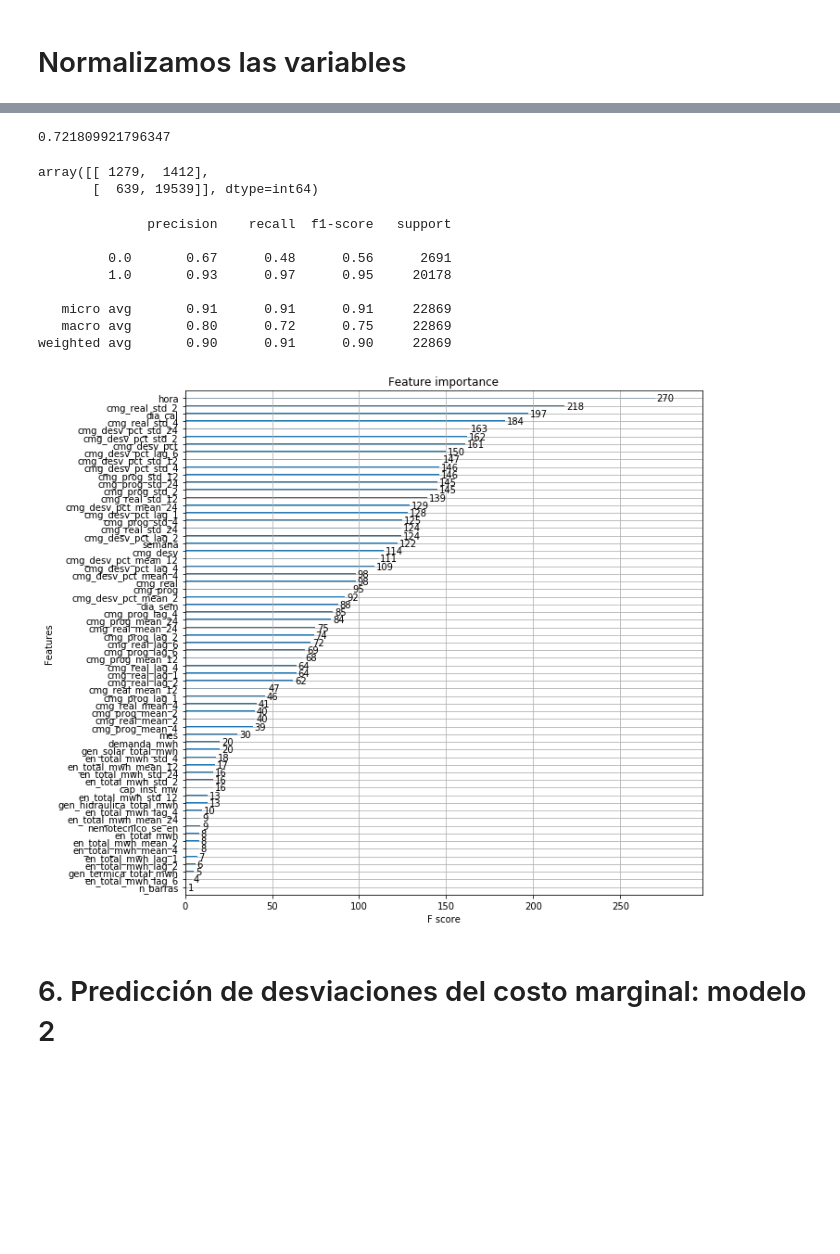
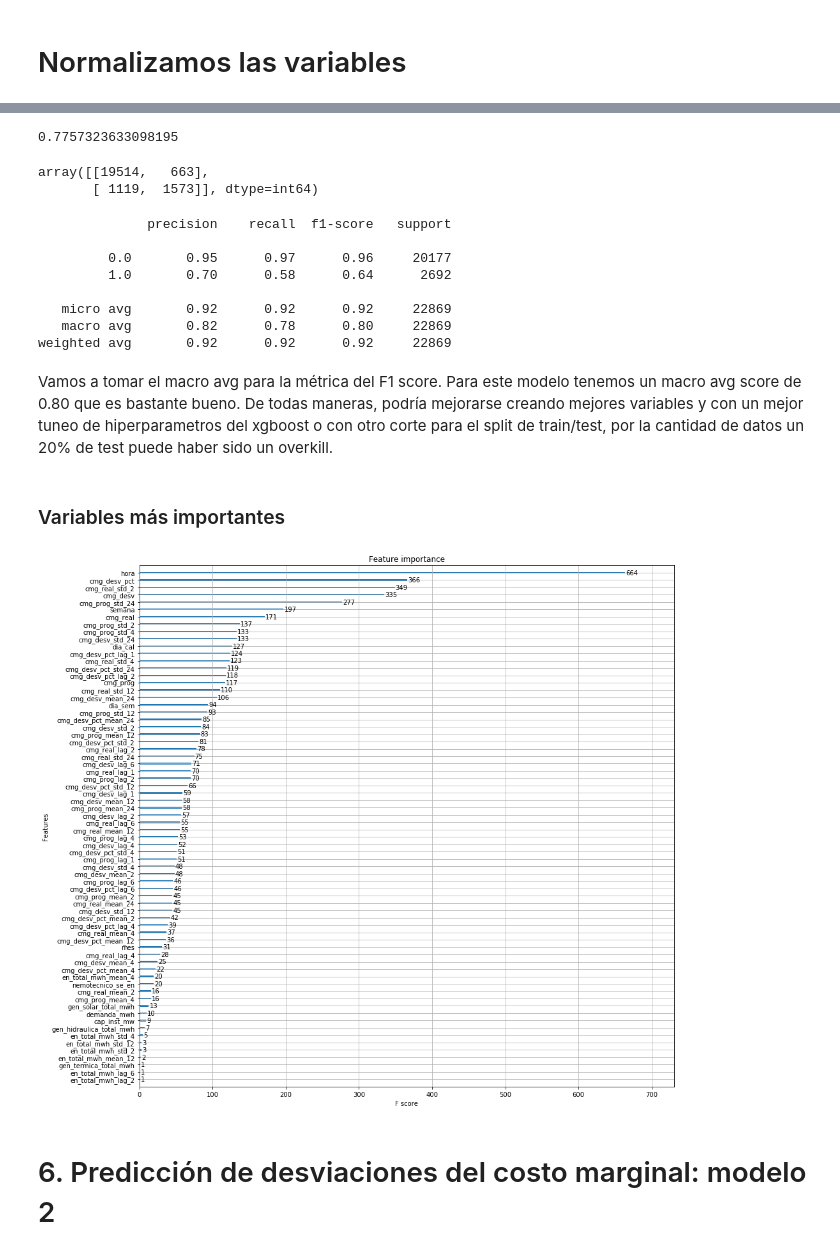
Before and after one commit to xaerincl/Spike-Energia, a Jupyter notebook: Desafio.ipynb, the cells around one changed output, grey strips where cells are left out. Saved outputs shown, nothing was run; the diff lists cells and outputs as text; code cells hidden in the pictures; blank space fills up the shorter version.

```diff
--- a/Desafio.ipynb
+++ b/Desafio.ipynb
@@ -409,5 +497,6 @@ Index(['nemotecnico_se', 'fecha', 'hora', 'gen_eolica_total_mwh',
        'año', 'mes', 'semana', 'dia_cal', 'dia_sem', 'fin_de_semana'],
       dtype='object')
 # %%
-df_pred['target'] = df_pred['cmg_desv_pct'].apply(lambda x: 0 if x >15 or x<-15 else 1)
+# Creamos la variable target
+df_pred['target'] = df_pred['cmg_desv_pct'].apply(lambda x: 0 if np.absolute(x) < 15 else 1)
 # %%
@@ -473,15 +584,17 @@ def lag(df, col, ventana):
     df[name] = df.groupby(['nemotecnico_se'])[col].shift(ventana)
     return df
 # %%
+# Rolling
 lista_ventana = [2, 4, 12, 24]
-cols = ['en_total_mwh', 'cmg_real', 'cmg_prog', 'cmg_desv_pct']
+cols = ['en_total_mwh', 'cmg_real', 'cmg_prog', 'cmg_desv', 'cmg_desv_pct']
 for i in lista_ventana:
     for col in cols:
         df_1 = roll_win(df_1, 'mean', col, i)
         df_1 = roll_win(df_1, 'std', col, i)
 # %%
+# Lag
 lags = [1,2,4,6]
-cols = ['en_total_mwh', 'cmg_real', 'cmg_prog', 'cmg_desv_pct']
+cols = ['en_total_mwh', 'cmg_real', 'cmg_prog', 'cmg_desv', 'cmg_desv_pct']
 for i in lags:
     for col in cols:
         df_1 = lag(df_1, col, i)
@@ -599,5 +723,5 @@ X_test = norm.transform(X_test)
 # %%
-xgb = XGBClassifier()
+xgb = XGBClassifier(learning_rate=0.03)
 # %%
 xgb.fit(X_train, y_train)
 # %% [output]
@@ -619,32 +743,36 @@ metrics.accuracy_score(y_test, ypredxgb)
 # %%
 metrics.roc_auc_score(y_test, ypredxgb)
 # %% [output]
-0.721809921796347
+0.7757323633098195
 # %%
 cmmxgb = confusion_matrix(y_test, ypredxgb)
 cmmxgb
 # %% [output]
-array([[ 1279,  1412],
-       [  639, 19539]], dtype=int64)
+array([[19514,   663],
+       [ 1119,  1573]], dtype=int64)
 # %%
 print(classification_report(y_test, ypredxgb))
 # %% [output]
               precision    recall  f1-score   support
 
-         0.0       0.67      0.48      0.56      2691
-         1.0       0.93      0.97      0.95     20178
+         0.0       0.95      0.97      0.96     20177
+         1.0       0.70      0.58      0.64      2692
 
-   micro avg       0.91      0.91      0.91     22869
-   macro avg       0.80      0.72      0.75     22869
-weighted avg       0.90      0.91      0.90     22869
+   micro avg       0.92      0.92      0.92     22869
+   macro avg       0.82      0.78      0.80     22869
+weighted avg       0.92      0.92      0.92     22869
+# %% [markdown]
+Vamos a tomar el macro avg para la métrica del F1 score. Para este modelo tenemos un macro avg score de 0.80 que es bastante bueno. De todas maneras, podría mejorarse creando mejores variables y con un mejor tuneo de hiperparametros del xgboost o con otro corte para el split de train/test, por la cantidad de datos un 20% de test puede haber sido un overkill.
+# %% [markdown]
+### Variables más importantes
 # %%
 X.drop(['fecha', 'nemotecnico_se', 'target'], axis=1, inplace=True)
 mapper = {'f{0}'.format(i): v for i, v in enumerate(X.columns)}
 mapped = {mapper[k]: v for k, v in xgb.get_booster().get_fscore().items()}
-fig, ax = plt.subplots(figsize=(10,10))
+fig, ax = plt.subplots(figsize=(15,15))
 plot_importance(mapped, ax=ax)
 plt.show()
 # %% [output]
-[figure, old version]
+[figure, new version]
 # %% [markdown]
 # 6. Predicción de desviaciones del costo marginal: modelo 2
```
Also changed, not shown: parts of 98 cells of this notebook.
